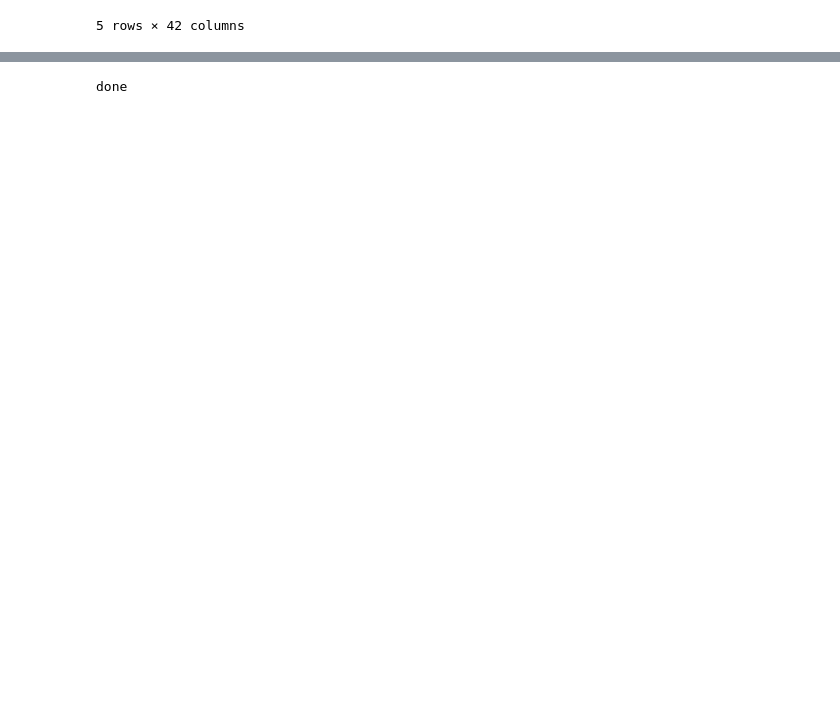
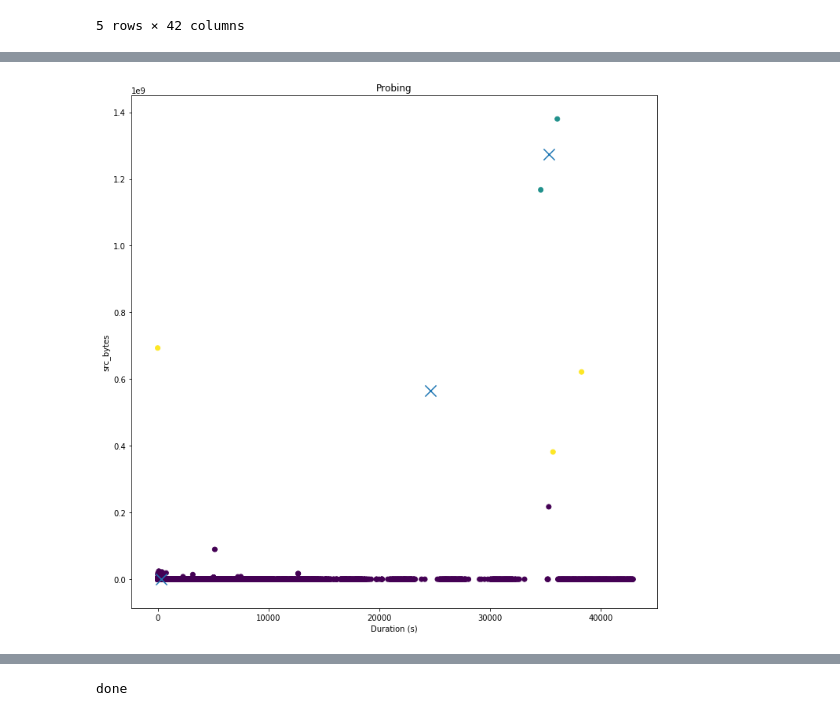
Before and after one commit to BaiKongQue/CSCI-191T_Security_Group, a Jupyter notebook: Security Group Project.ipynb, the cells around one changed output, grey strips where cells are left out. Drawn from its saved outputs; the diff is of its cells as text; code cells hidden in the pictures; blank space fills up the shorter version.

```diff
--- a/Security Group Project.ipynb
+++ b/Security Group Project.ipynb
@@ -117,3 +136,3 @@ find_k_graph(10, kddDF[['duration', 'num_failed_logins']], "R2L")
 # %%
-k_mean(3, kddDF[["duration","src_bytes"]], "Probing")
+k_mean(3, kddDF[["duration","src_bytes"]], "Probing", "Duration (s)")
 # %% [output]
@@ -122,3 +139,4 @@ k_mean(3, kddDF[["duration","src_bytes"]], "Probing")
+[figure, added]
 # %%
 k_mean(3, kddDF[['num_file_creations', 'num_shells']], "U2R")
 # %% [output]
```
Also changed, not shown: parts of 25 cells of this notebook.
